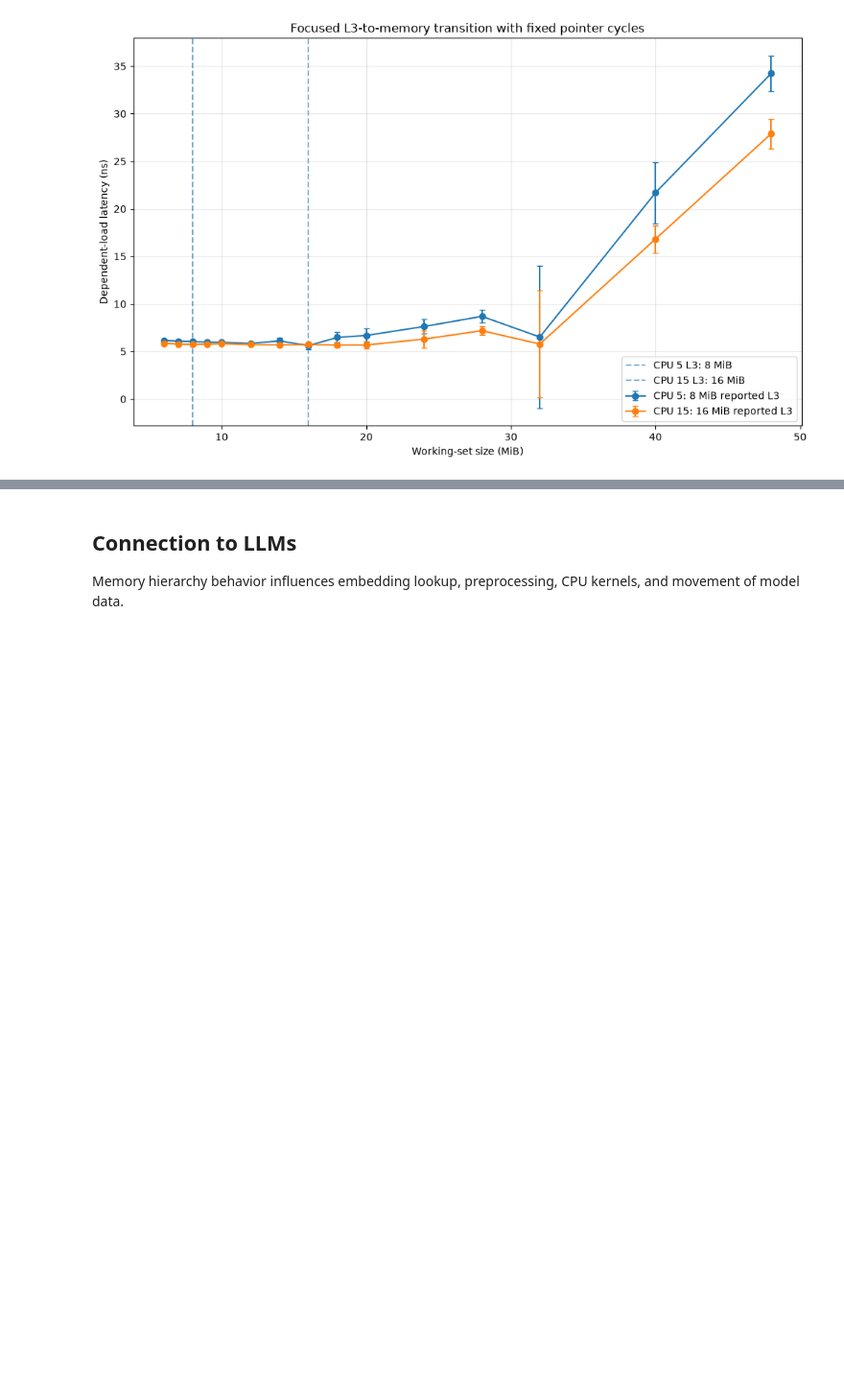
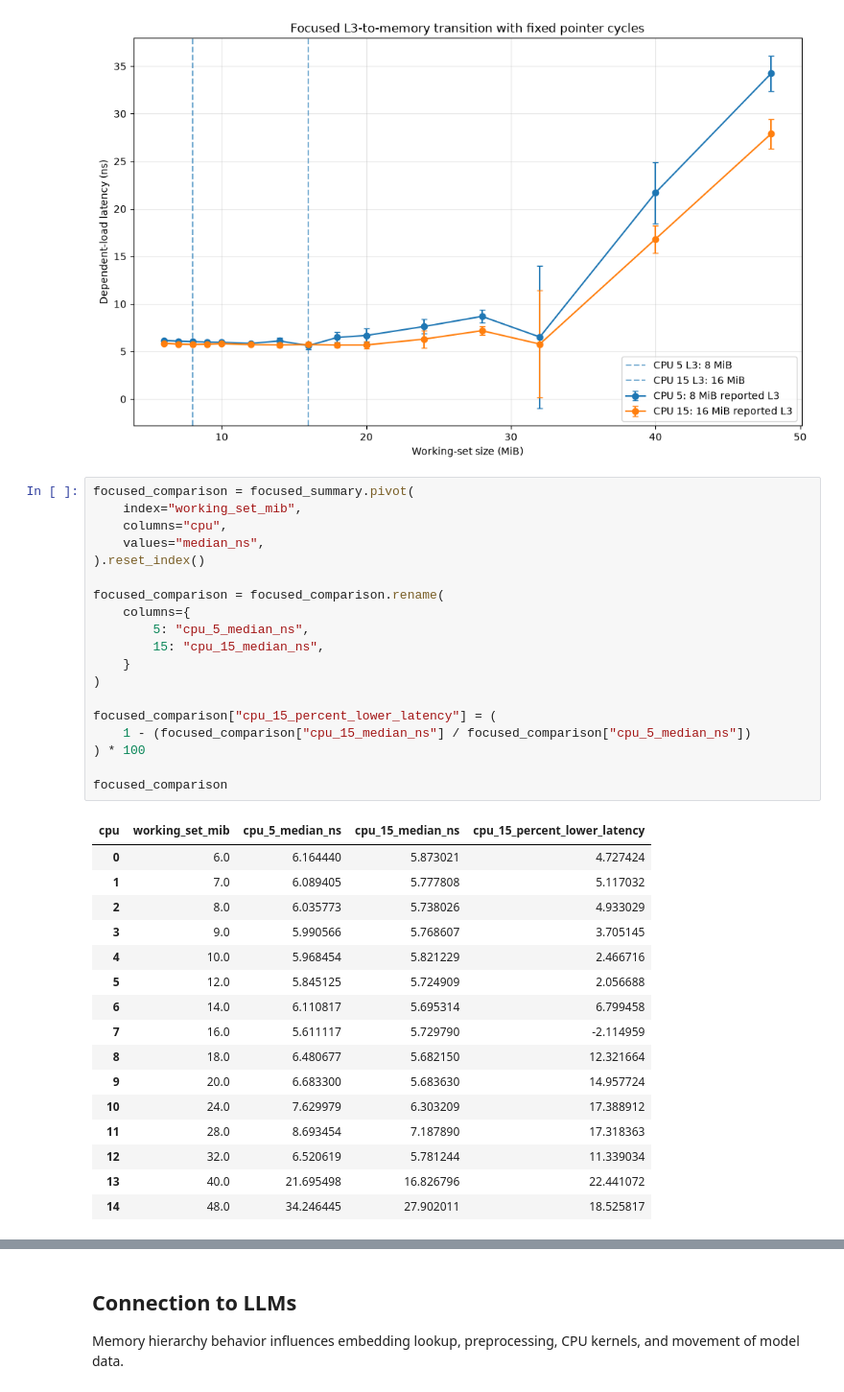
Before and after one commit to coert/dgx-spark-lab, a Jupyter notebook: experiments/00-foundations/02-memory-hierarchy.ipynb, the cells around one changed output, grey strips where cells are left out. Shown at 96% size. Saved outputs shown, nothing was run; the diff lists cells and outputs as text; blank space fills up the shorter version.

```diff
--- a/experiments/00-foundations/02-memory-hierarchy.ipynb
+++ b/experiments/00-foundations/02-memory-hierarchy.ipynb
@@ -809,3 +863,39 @@ axis.legend()
 plt.show()
 # %% [output]
 [figure]
+# %%
+focused_comparison = focused_summary.pivot(
+    index="working_set_mib",
+    columns="cpu",
+    values="median_ns",
+).reset_index()
+
+focused_comparison = focused_comparison.rename(
+    columns={
+        5: "cpu_5_median_ns",
+        15: "cpu_15_median_ns",
+    }
+)
+
+focused_comparison["cpu_15_percent_lower_latency"] = (
+    1 - (focused_comparison["cpu_15_median_ns"] / focused_comparison["cpu_5_median_ns"])
+) * 100
+
+focused_comparison
+# %% [output]
+| cpu | working_set_mib | cpu_5_median_ns | cpu_15_median_ns | cpu_15_percent_lower_latency |
+| 0 | 6.0 | 6.164440 | 5.873021 | 4.727424 |
+| 1 | 7.0 | 6.089405 | 5.777808 | 5.117032 |
+| 2 | 8.0 | 6.035773 | 5.738026 | 4.933029 |
+| 3 | 9.0 | 5.990566 | 5.768607 | 3.705145 |
+| 4 | 10.0 | 5.968454 | 5.821229 | 2.466716 |
+| 5 | 12.0 | 5.845125 | 5.724909 | 2.056688 |
+| 6 | 14.0 | 6.110817 | 5.695314 | 6.799458 |
+| 7 | 16.0 | 5.611117 | 5.729790 | -2.114959 |
+| 8 | 18.0 | 6.480677 | 5.682150 | 12.321664 |
+| 9 | 20.0 | 6.683300 | 5.683630 | 14.957724 |
+| 10 | 24.0 | 7.629979 | 6.303209 | 17.388912 |
+| 11 | 28.0 | 8.693454 | 7.187890 | 17.318363 |
+| 12 | 32.0 | 6.520619 | 5.781244 | 11.339034 |
+| 13 | 40.0 | 21.695498 | 16.826796 | 22.441072 |
+| 14 | 48.0 | 34.246445 | 27.902011 | 18.525817 |
```
Also changed, not shown: parts of 5 cells of this notebook.
